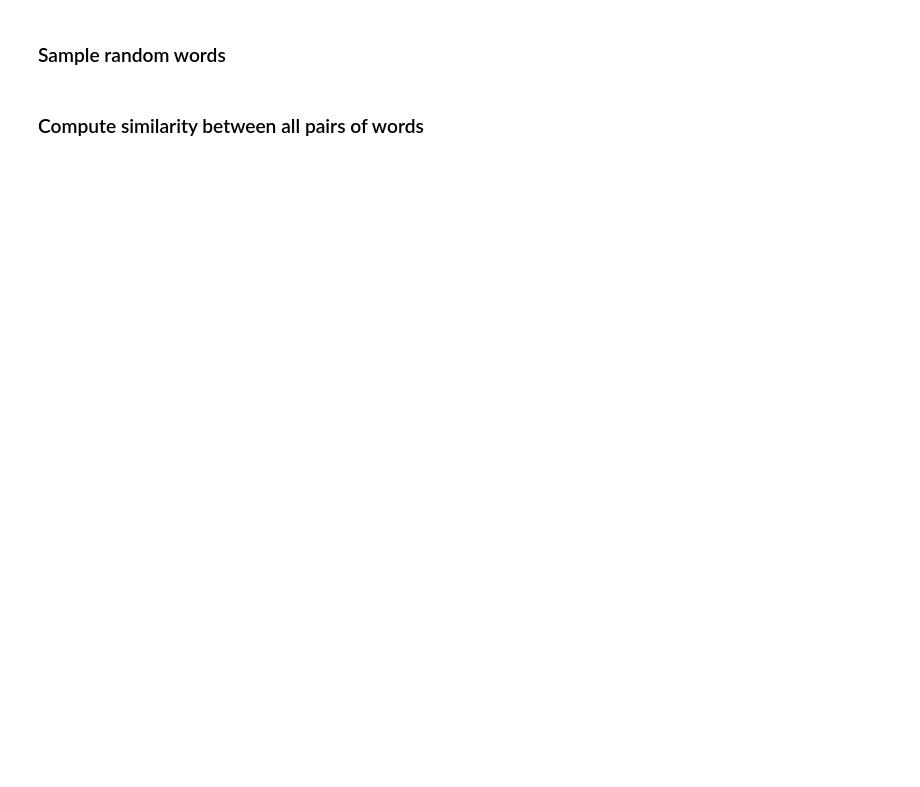
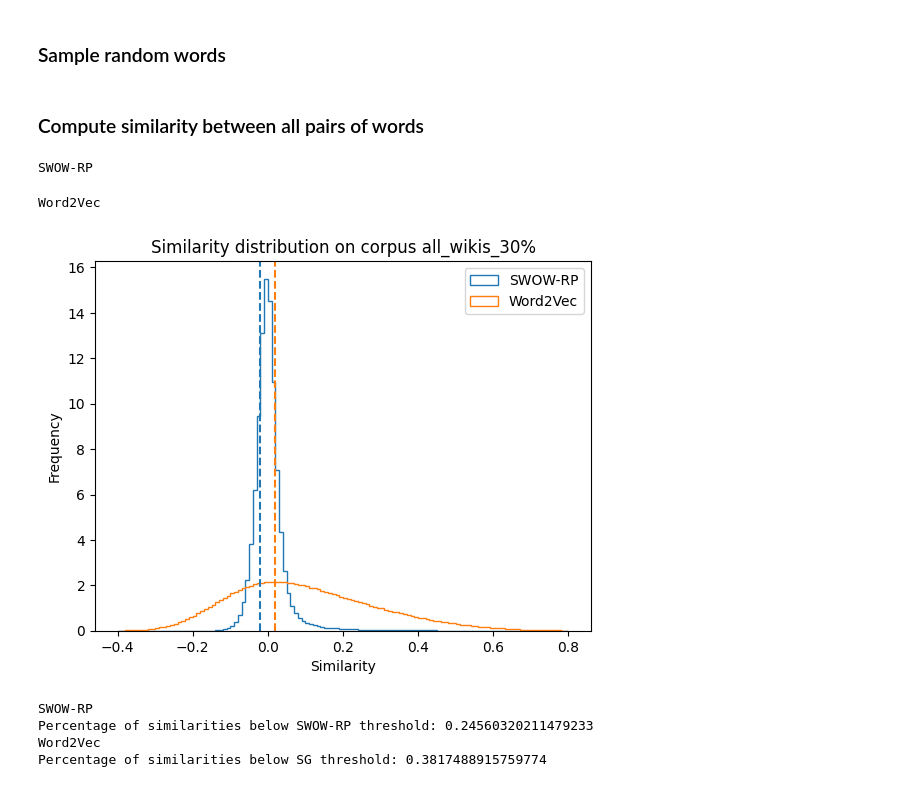
Before and after one commit to NeuroLIAA/gaze-word-embeddings, a Jupyter notebook: notebooks/similarity_distribution.ipynb, the cells around one changed output. Cells and saved outputs as stored; diff of their text form; code cells hidden in the pictures; blank space fills up the shorter version.

Commit message:
Quantiles in thresholds

```diff
--- a/notebooks/similarity_distribution.ipynb
+++ b/notebooks/similarity_distribution.ipynb
@@ -2,24 +2,25 @@
 from gensim.models import KeyedVectors
 from tqdm.notebook import tqdm
 gt_embeddings = '../evaluation/SWOWRP_embeddings.vec'
-sg_model = '../models/all_wikis_30%_gensim/baseline/baseline.vec'
-cbow_model = '../models/all_wikis_30%_cb/baseline/baseline.vec'
+# sg_model = '../models/all_wikis_30%_gensim/baseline/baseline.vec'
+# cbow_model = '../models/all_wikis_30%_cb/baseline/baseline.vec'
 sg_torch_model = '../models/all_wikis_30%/baseline/baseline.vec'
 gt_embeddings = KeyedVectors.load_word2vec_format(gt_embeddings, binary=False)
-sg_model = KeyedVectors.load_word2vec_format(sg_model, binary=False)
+# sg_model = KeyedVectors.load_word2vec_format(sg_model, binary=False)
 sg_torch_model = KeyedVectors.load_word2vec_format(sg_torch_model, binary=False)
-cbow_model = KeyedVectors.load_word2vec_format(cbow_model, binary=False)
-models = {'GT': {'embeddings': gt_embeddings},
-          'SG': {'embeddings': sg_model},
-          'SG_torch': {'embeddings': sg_torch_model},
-          'CBOW': {'embeddings': cbow_model}}
+# cbow_model = KeyedVectors.load_word2vec_format(cbow_model, binary=False)
+models = {'SWOW-RP': {'embeddings': gt_embeddings},
+          # 'SG': {'embeddings': sg_model},
+          'Word2Vec': {'embeddings': sg_torch_model},
+          # 'CBOW': {'embeddings': cbow_model}
+          }
 # %% [markdown]
 ### Sample random words
 # %%
 import random
 random.seed(42)
 for model in models:
-    n_words = 650 if model == 'GT' else 1000
+    n_words = 650 if model == 'SWOW-RP' else 1000
     models[model]['words'] = random.sample(models[model]['embeddings'].index_to_key, n_words)
     models[model]['other_words'] = [word for word in random.sample(models[model]['embeddings'].index_to_key, n_words * 10) if word not in models[model]['words']]
 # %% [markdown]
@@ -36,18 +37,38 @@ for model in models:
     models[model]['similarities'] = similarities(models[model]['words'],
                                                  models[model]['other_words'],
                                                  models[model]['embeddings'])
+# %% [output]
+SWOW-RP
+Word2Vec
 # %%
 import matplotlib.pyplot as plt
 import numpy as np
+
+swow_threshold = -0.02
+sg_threshold = 0.02
 
 bins = np.arange(-0.4, 0.8, 0.01)
 for model in models:
     plt.hist(models[model]['similarities'], bins=bins, density=True, label=model, histtype='step')
 plt.legend(loc='upper right')
 plt.xlabel('Similarity')
 plt.ylabel('Frequency')
-plt.axvline(x=-0.08, linestyle='--', color='tab:blue')
-plt.axvline(x=0.01, linestyle='--', color='tab:green')
+plt.axvline(x=swow_threshold, linestyle='--', color='tab:blue')
+plt.axvline(x=sg_threshold, linestyle='--', color='tab:orange')
 plt.title('Similarity distribution on corpus all_wikis_30%')
 plt.savefig('../results/similarity_distribution.png')
 plt.show()
+
+# compute the percentage of similarities below the threshold
+for model in models:
+    print(model)
+    if model == 'SWOW-RP':
+        print(f'Percentage of similarities below SWOW-RP threshold: {np.mean(np.array(models[model]["similarities"]) < swow_threshold)}')
+    else:
+        print(f'Percentage of similarities below SG threshold: {np.mean(np.array(models[model]["similarities"]) < sg_threshold)}')
+# %% [output]
+[figure, added]
+SWOW-RP
+Percentage of similarities below SWOW-RP threshold: 0.24560320211479233
+Word2Vec
+Percentage of similarities below SG threshold: 0.3817488915759774
```
